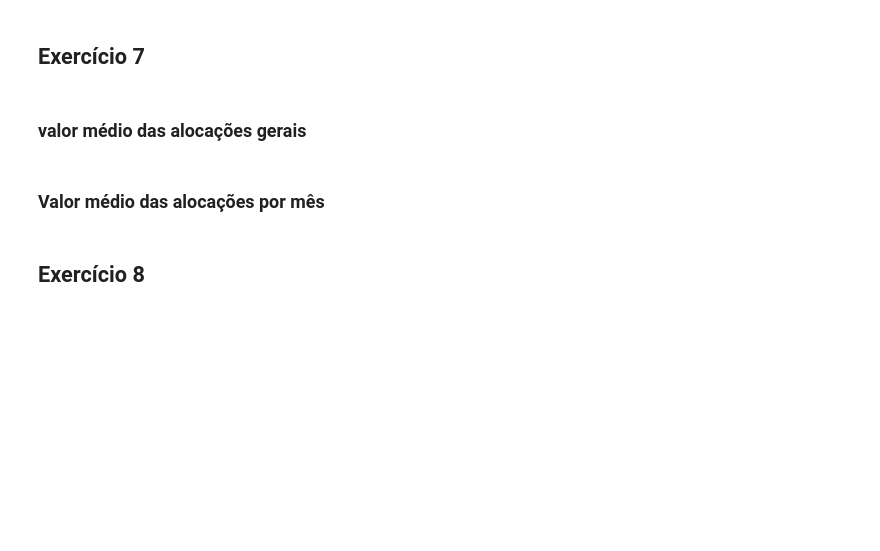
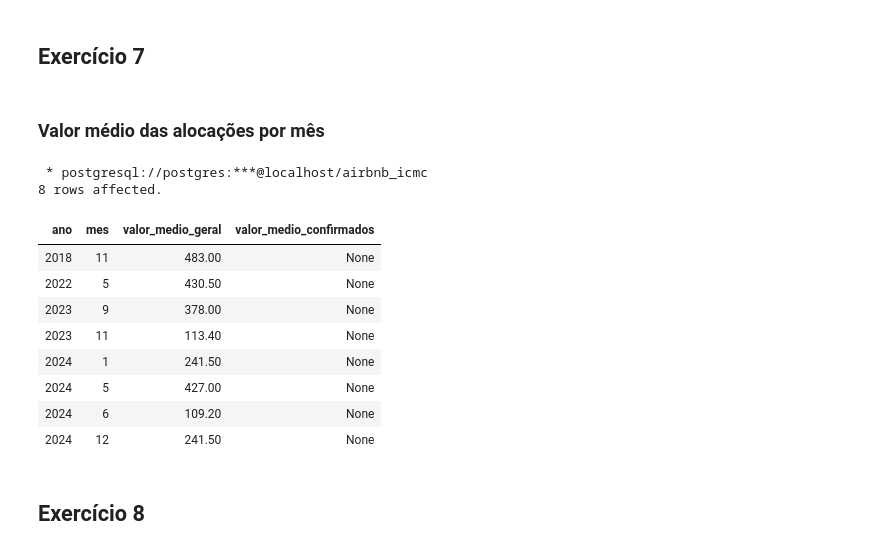
Before and after one commit to LeonardoIshida/airbnb-database-case-study, a Jupyter notebook: trabalho-1/5-10-consultas.ipynb, the cells around one changed output. Saved outputs shown, nothing was run; the diff lists cells and outputs as text; code cells hidden in the pictures; blank space fills up the shorter version.

```diff
--- a/trabalho-1/5-10-consultas.ipynb
+++ b/trabalho-1/5-10-consultas.ipynb
@@ -112,5 +109,3 @@ WHERE
 | 13 | 27 | Paula | Sousa | 1135678901 | 1 | 300.00 |
 # %% [markdown]
 ## Exercício 7
-# %% [markdown]
-### valor médio das alocações gerais
@@ -126,21 +113,33 @@ FROM
 ### Valor médio das alocações por mês
 # %%
 %%sql
-
 SELECT
-    TO_CHAR(l.data_check_in, 'YYYY')::INTEGER AS ano,
-    TO_CHAR(l.data_check_in, 'MM')::INTEGER AS mes,
-    AVG(CASE WHEN r.confirmacao = 'TRUE' THEN l.valor_total END) AS media_valor_diarias_confirmadas
+    EXTRACT(YEAR FROM data_check_in)::INTEGER AS ano,
+    EXTRACT(MONTH FROM data_check_in)::INTEGER AS mes,
+    ROUND(AVG(valor_total / (data_check_out - data_check_in)), 2) AS valor_medio_geral,
+    ROUND(AVG(CASE WHEN r.confirmacao = TRUE THEN valor_total / GREATEST((data_check_out - data_check_in), 1) ELSE NULL END),
+        2
+    ) AS valor_medio_confirmados
 FROM
-    Locacao l
+    Locacao
 LEFT JOIN
-    Reservar r ON l.id = r.id_locacao
-WHERE
-    r.confirmacao = 'TRUE'
+    Reservar r ON id = r.id_locacao
 GROUP BY
     ano, mes
 ORDER BY
     ano, mes;
+# %% [output]
+ * postgresql://postgres:***@localhost/airbnb_icmc
+8 rows affected.
+| ano | mes | valor_medio_geral | valor_medio_confirmados |
+| 2018 | 11 | 483.00 | None |
+| 2022 | 5 | 430.50 | None |
+| 2023 | 9 | 378.00 | None |
+| 2023 | 11 | 113.40 | None |
+| 2024 | 1 | 241.50 | None |
+| 2024 | 5 | 427.00 | None |
+| 2024 | 6 | 109.20 | None |
+| 2024 | 12 | 241.50 | None |
 # %% [markdown]
 ## Exercício 8
 # %%
```
Also changed, not shown: parts of 2 cells of this notebook, 3 other files.
